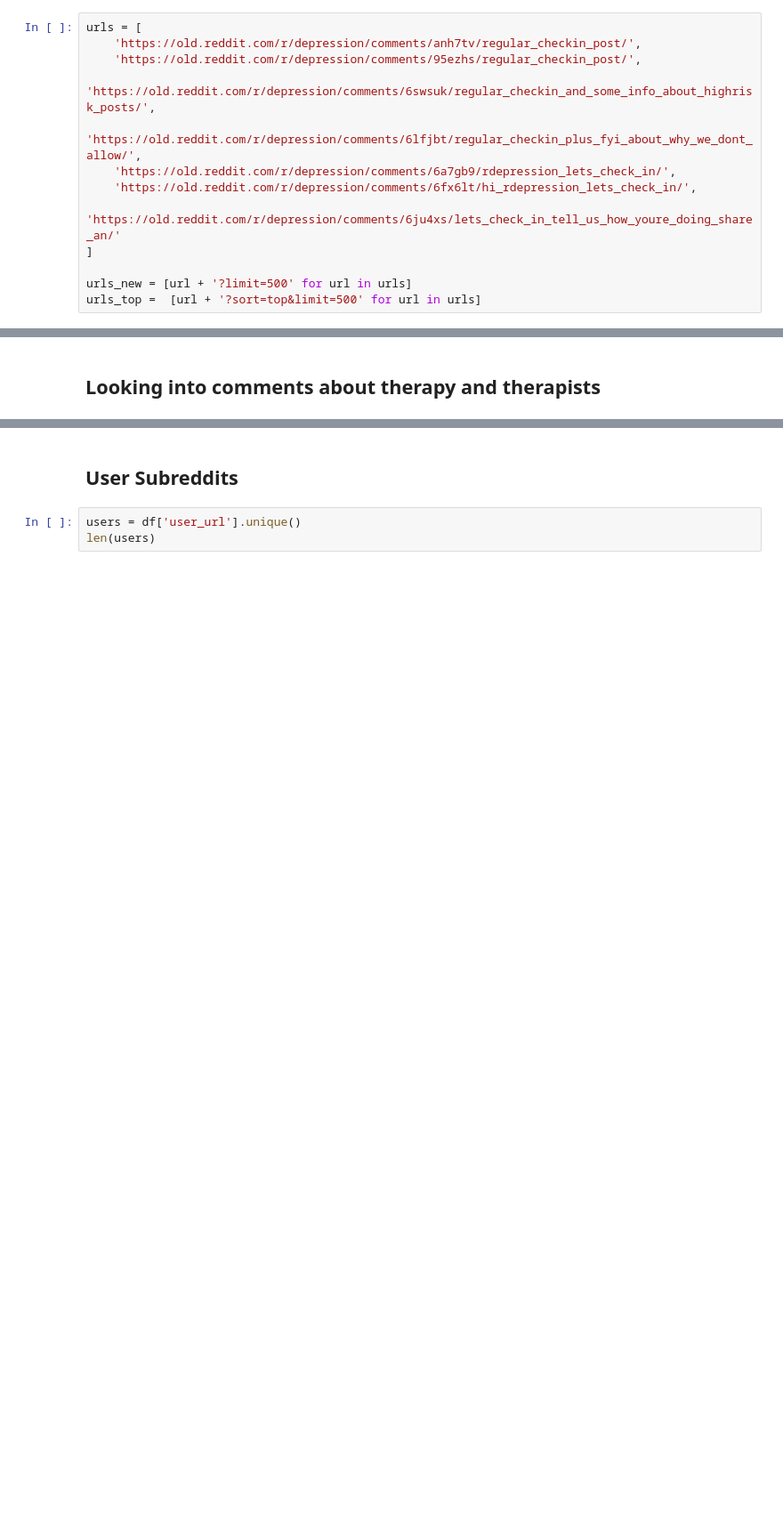
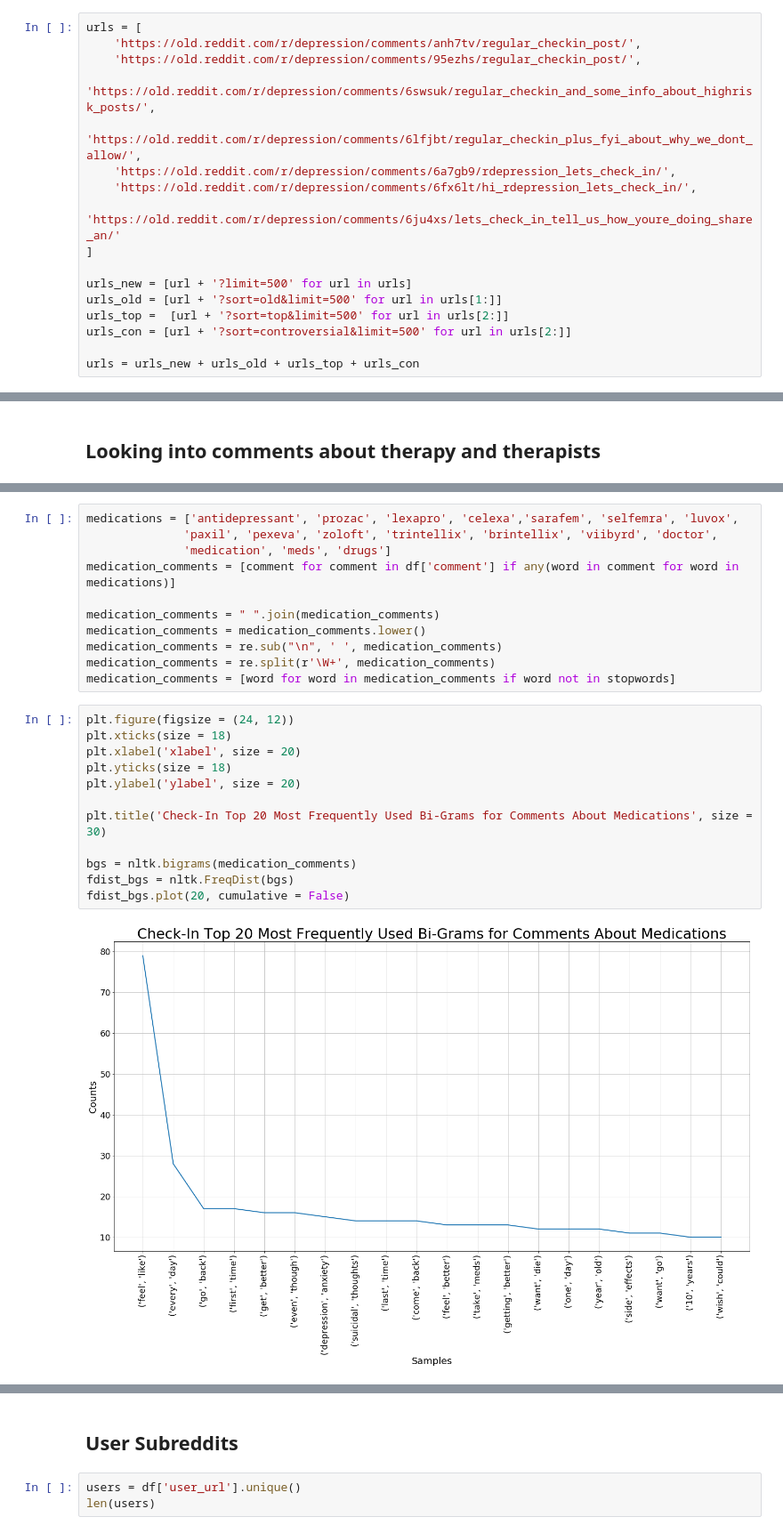
Before and after one commit to andy-alba/Analyzing-Mental-Health-in-America, a Jupyter notebook: AndyA_Analysis.ipynb, the cells around one changed output, grey strips where cells are left out. Shown at 89% size. Saved outputs shown, nothing was run; the diff lists cells and outputs as text; blank space fills up the shorter version.

```diff
--- a/AndyA_Analysis.ipynb
+++ b/AndyA_Analysis.ipynb
@@ -534,4 +537,8 @@ urls = [
 ]
 
 urls_new = [url + '?limit=500' for url in urls]
-urls_top =  [url + '?sort=top&limit=500' for url in urls]
+urls_old = [url + '?sort=old&limit=500' for url in urls[1:]]
+urls_top =  [url + '?sort=top&limit=500' for url in urls[2:]]
+urls_con = [url + '?sort=controversial&limit=500' for url in urls[2:]]
+
+urls = urls_new + urls_old + urls_top + urls_con
@@ -808,0 +716,25 @@ fdist_tgs.plot(20, cumulative = False)
+# %%
+medications = ['antidepressant', 'prozac', 'lexapro', 'celexa','sarafem', 'selfemra', 'luvox',
+              'paxil', 'pexeva', 'zoloft', 'trintellix', 'brintellix', 'viibyrd', 'doctor',
+              'medication', 'meds', 'drugs']
+medication_comments = [comment for comment in df['comment'] if any(word in comment for word in medications)]
+
+medication_comments = " ".join(medication_comments)
+medication_comments = medication_comments.lower()
+medication_comments = re.sub("\n", ' ', medication_comments)
+medication_comments = re.split(r'\W+', medication_comments)
+medication_comments = [word for word in medication_comments if word not in stopwords]
+# %%
+plt.figure(figsize = (24, 12))
+plt.xticks(size = 18)
+plt.xlabel('xlabel', size = 20)
+plt.yticks(size = 18)
+plt.ylabel('ylabel', size = 20)
+
+plt.title('Check-In Top 20 Most Frequently Used Bi-Grams for Comments About Medications', size = 30)
+
+bgs = nltk.bigrams(medication_comments)
+fdist_bgs = nltk.FreqDist(bgs)
+fdist_bgs.plot(20, cumulative = False)
+# %% [output]
+[figure, added]
```
Also changed, not shown: parts of 82 cells of this notebook.
